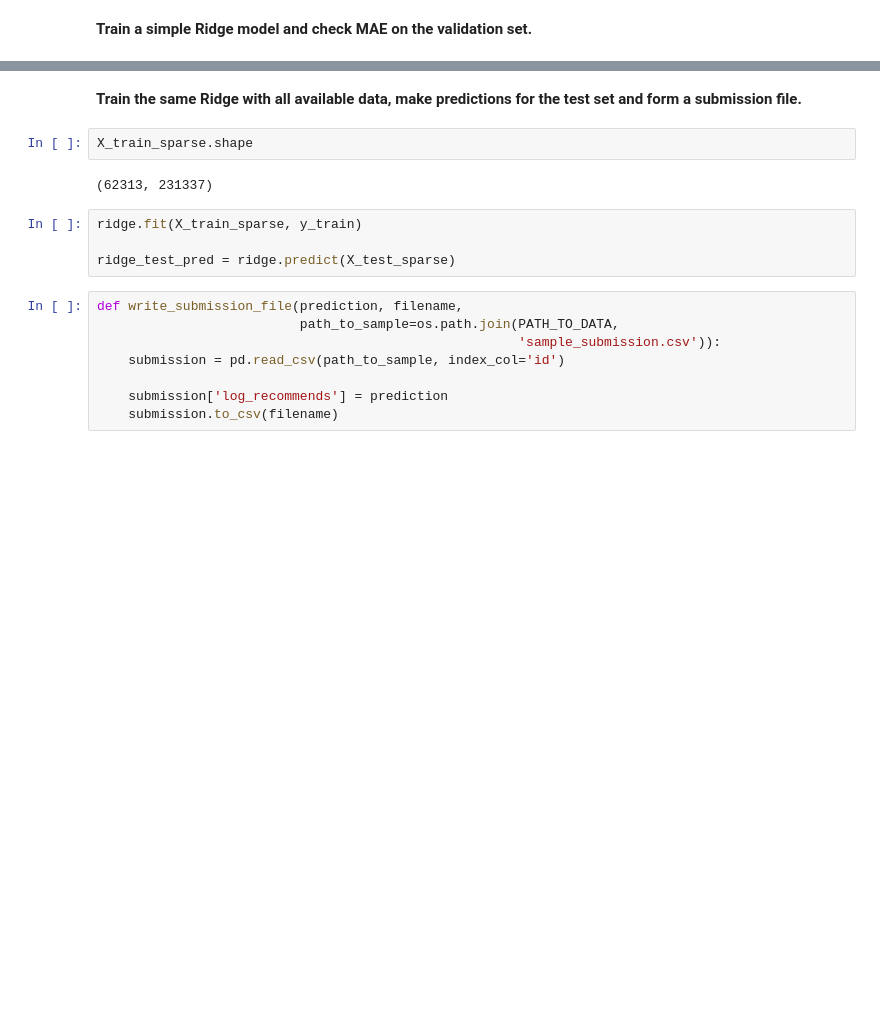
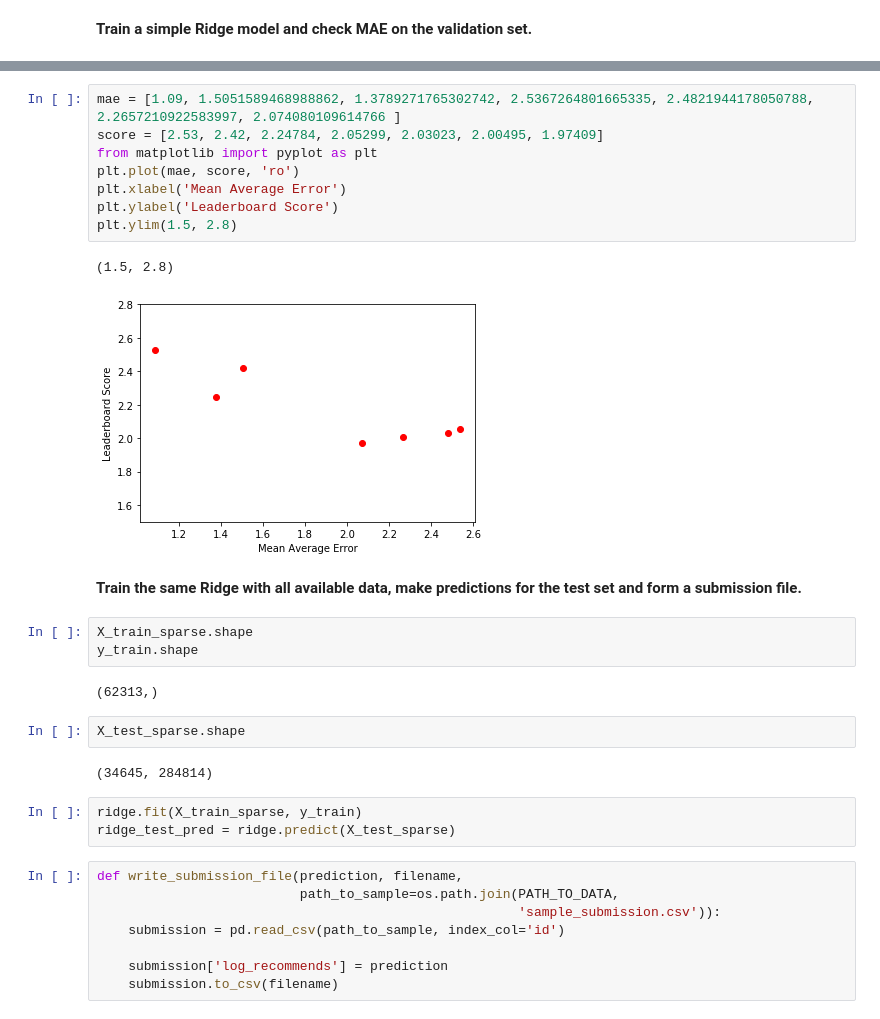
Before and after one commit to sitask/Fall2018_mlcourse.ai, a Jupyter notebook: assgn6.ipynb, the cells around one changed output, grey strips where cells are left out. Saved outputs shown, nothing was run; the diff lists cells and outputs as text; blank space fills up the shorter version.

Commit message:
Achieved a score of 1.97409 with the help of stop_words

```diff
--- a/assgn6.ipynb
+++ b/assgn6.ipynb
@@ -272,12 +417,27 @@ valid_mae, np.expm1(valid_mae)
+# %%
+mae = [1.09, 1.5051589468988862, 1.3789271765302742, 2.5367264801665335, 2.4821944178050788, 2.2657210922583997, 2.074080109614766 ]
+score = [2.53, 2.42, 2.24784, 2.05299, 2.03023, 2.00495, 1.97409]
+from matplotlib import pyplot as plt
+plt.plot(mae, score, 'ro')
+plt.xlabel('Mean Average Error')
+plt.ylabel('Leaderboard Score')
+plt.ylim(1.5, 2.8)
+# %% [output]
+(1.5, 2.8)
+[figure, added]
 # %% [markdown]
 **Train the same Ridge with all available data, make predictions for the test set and form a submission file.**
 # %%
 X_train_sparse.shape
+y_train.shape
 # %% [output]
-(62313, 231337)
+(62313,)
+# %%
+X_test_sparse.shape
+# %% [output]
+(34645, 284814)
 # %%
 ridge.fit(X_train_sparse, y_train)
-
 ridge_test_pred = ridge.predict(X_test_sparse)
 # %%
 def write_submission_file(prediction, filename,
```
Also changed, not shown: parts of 33 cells of this notebook.
